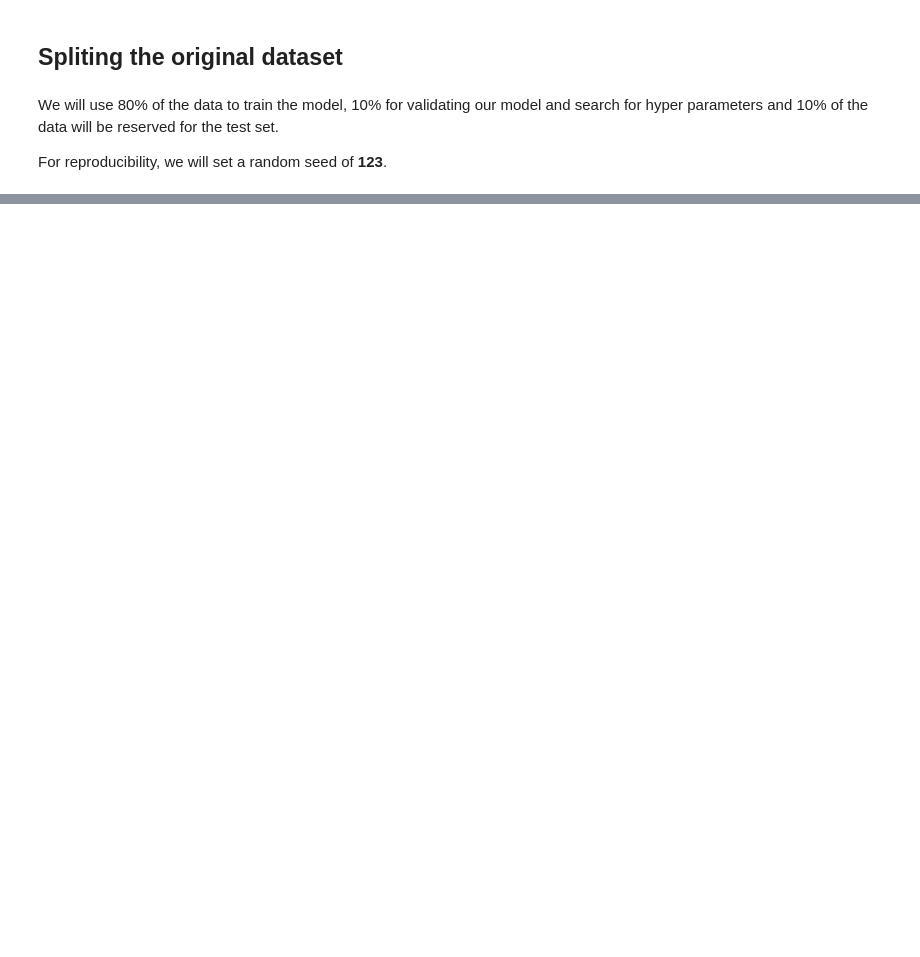
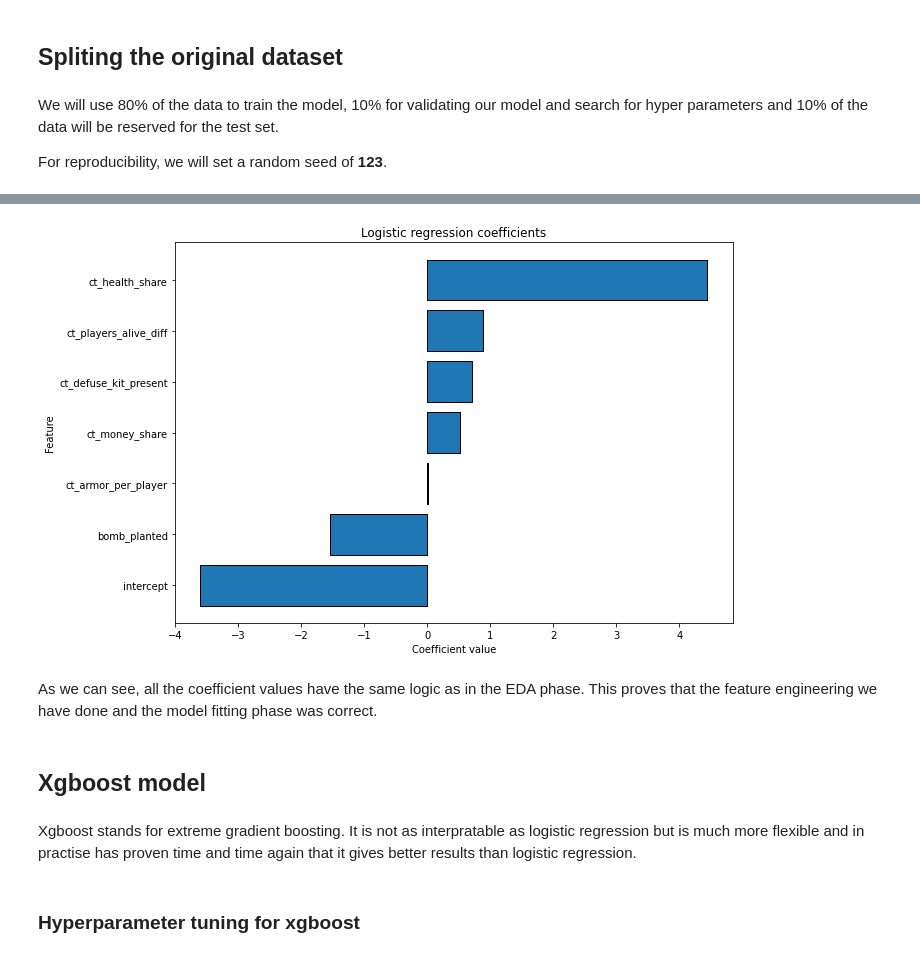
Before and after one commit to Eligijus112/api-book, a Jupyter notebook: api-book/chapter-1-intro/machine-learning-model.ipynb, the cells around one changed output, grey strips where cells are left out. Drawn from its saved outputs; the diff is of its cells as text; code cells hidden in the pictures; blank space fills up the shorter version.

```diff
--- a/api-book/chapter-1-intro/machine-learning-model.ipynb
+++ b/api-book/chapter-1-intro/machine-learning-model.ipynb
@@ -392,7 +439,7 @@ map_features = map_df.columns.values.tolist()
 d = pd.concat([d, map_df], axis=1)
 
 # Adding the map features to the original feature list
-features += map_features
+#features += map_features
 # %%
 # Creating dummy vars for the team_score_diff features
 score_df = pd.get_dummies(d['team_score_diff'])
@@ -405,7 +452,7 @@ score_features = score_df.columns.values.tolist()
 d = pd.concat([d, score_df], axis=1)
 
 # Adding the map features to the original feature list
-features += score_features
+#features += score_features
 # %%
 print(f"""Final feature list: \n \n {features} \n \n Number of features: {len(features)}""")
 # %% [output]
@@ -452,0 +611,22 @@ d
+# %%
+# Creating the "best model"
+clf = LogisticRegression(**best_hp)
+clf.fit(train_X, train_Y)
+
+# Predicting on the test set
+yhat_test = [x[1] for x in clf.predict_proba(test_X)]
+
+# Getting the auc score
+test_auc = roc_auc_score(test_Y, yhat_test)
+
+# Creating the binary responses
+yhat_test_binary = [1 if x > 0.5 else 0 for x in yhat_test]
+
+# Calculating the precision and recall
+precision = precision_score(test_Y, yhat_test_binary)
+recall = recall_score(test_Y, yhat_test_binary)
+
+# Printing the results
+print(f"The AUC score on the test set: {test_auc}")
+print(f"Test precision: {precision}")
+print(f"Test recall: {recall}")
@@ -452,0 +639,12 @@ d
+# %%
+# Creating the coefficient frame
+coef_frame = pd.DataFrame({
+    'feature': clf.feature_names_in_.tolist() + ['intercept'],
+    'coefficient': clf.coef_[0].tolist() + [clf.intercept_[0]]
+    })
+
+# Sorting by coefficient value
+coef_frame.sort_values('coefficient', inplace=True)
+
+# Printing the coef frame
+print(coef_frame)
@@ -452,0 +660,17 @@ d
+# %%
+plt.figure(figsize=(10, 7))
+plt.barh(coef_frame['feature'], coef_frame['coefficient'], edgecolor='black')
+plt.xlabel('Coefficient value')
+plt.ylabel('Feature')
+plt.title("Logistic regression coefficients")
+plt.show()
+# %% [output]
+[figure, added]
+# %% [markdown]
+As we can see, all the coefficient values have the same logic as in the EDA phase. This proves that the feature engineering we have done and the model fitting phase was correct.
+# %% [markdown]
+## Xgboost model
+# %% [markdown]
+Xgboost stands for extreme gradient boosting. It is not as interpratable as logistic regression but is much more flexible and in practise has proven time and time again that it gives better results than logistic regression.
+# %% [markdown]
+### Hyperparameter tuning for xgboost
```
Also changed, not shown: parts of 42 cells of this notebook, 1 other file.
